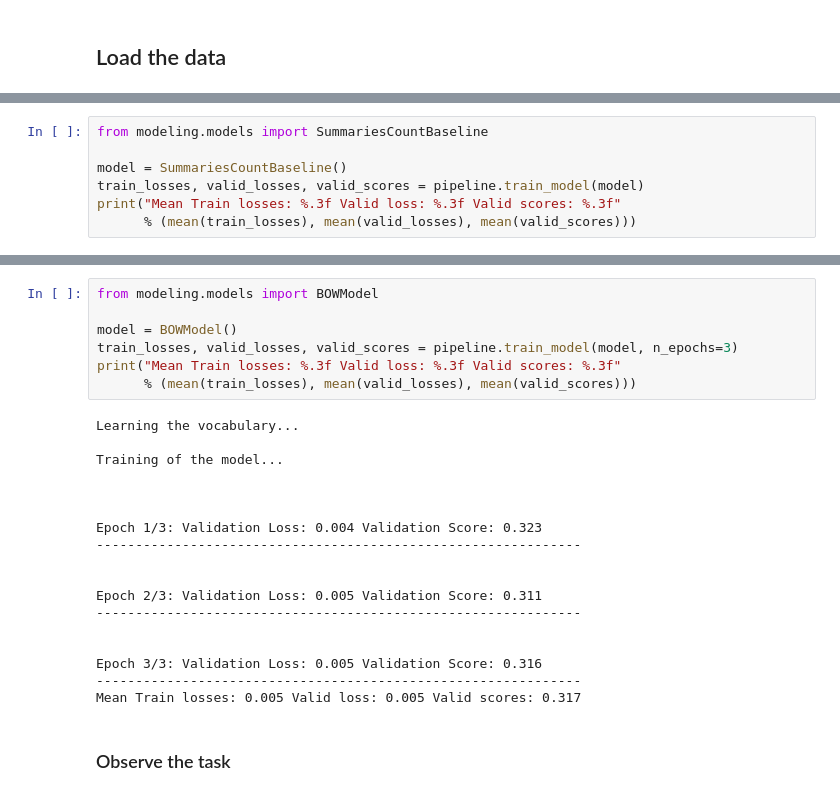
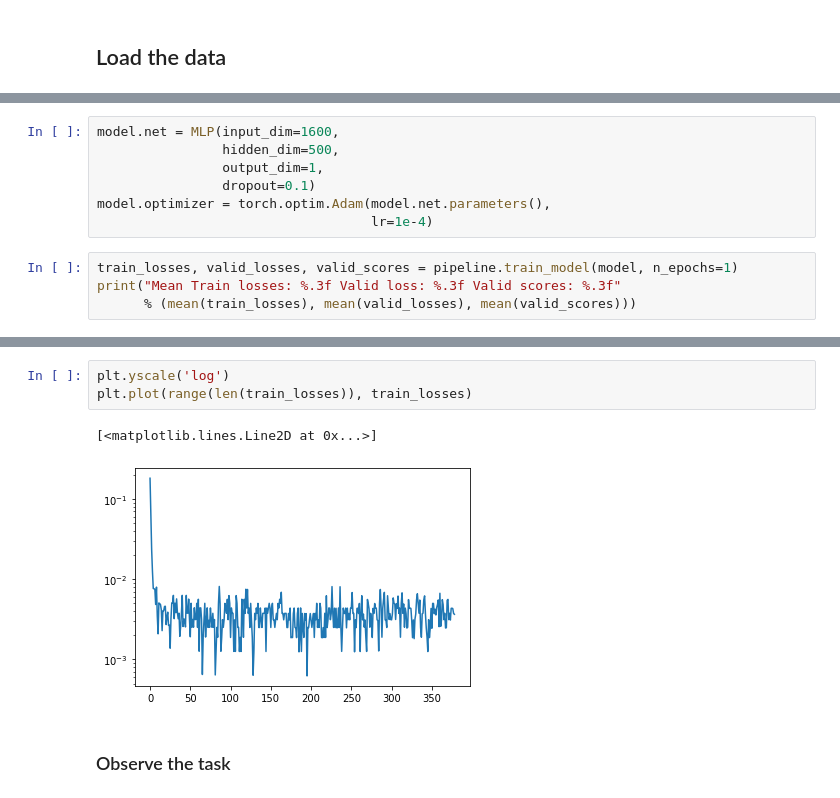
Before and after one commit to clementjumel/tesa, a Jupyter notebook: notebooks/modelling_task.ipynb, the cells around one changed output, grey strips where cells are left out. Saved outputs shown, nothing was run; the diff lists cells and outputs as text.

```diff
--- a/notebooks/modelling_task.ipynb
+++ b/notebooks/modelling_task.ipynb
@@ -94,7 +172,11 @@ Mean Train losses: 40.482 Valid loss: 41.905 Valid scores: 0.326
+# %%
+model.net = MLP(input_dim=1600,
+                hidden_dim=500,
+                output_dim=1,
+                dropout=0.1)
+model.optimizer = torch.optim.Adam(model.net.parameters(),
+                                   lr=1e-4)
 # %%
-from modeling.models import SummariesCountBaseline
-
-model = SummariesCountBaseline()
-train_losses, valid_losses, valid_scores = pipeline.train_model(model)
+train_losses, valid_losses, valid_scores = pipeline.train_model(model, n_epochs=1)
 print("Mean Train losses: %.3f Valid loss: %.3f Valid scores: %.3f"
       % (mean(train_losses), mean(valid_losses), mean(valid_scores)))
@@ -111,28 +191,9 @@ RuntimeError: Expected object of scalar type Double but got scalar type Float fo
-# %%
-from modeling.models import BOWModel
-
-model = BOWModel()
-train_losses, valid_losses, valid_scores = pipeline.train_model(model, n_epochs=3)
-print("Mean Train losses: %.3f Valid loss: %.3f Valid scores: %.3f"
-      % (mean(train_losses), mean(valid_losses), mean(valid_scores)))
-# %% [output]
-Learning the vocabulary...
-
-Training of the model...
-
-
-
-Epoch 1/3: Validation Loss: 0.004 Validation Score: 0.323
---------------------------------------------------------------
-
-
-Epoch 2/3: Validation Loss: 0.005 Validation Score: 0.311
---------------------------------------------------------------
-
-
-Epoch 3/3: Validation Loss: 0.005 Validation Score: 0.316
---------------------------------------------------------------
-Mean Train losses: 0.005 Valid loss: 0.005 Valid scores: 0.317
+# %%
+plt.yscale('log')
+plt.plot(range(len(train_losses)), train_losses)
+# %% [output]
+[<matplotlib.lines.Line2D at 0x...>]
+[figure, added]
 # %% [markdown]
 ### Observe the task
 # %%
```
Also changed, not shown: parts of 21 cells of this notebook, 1 other file.
